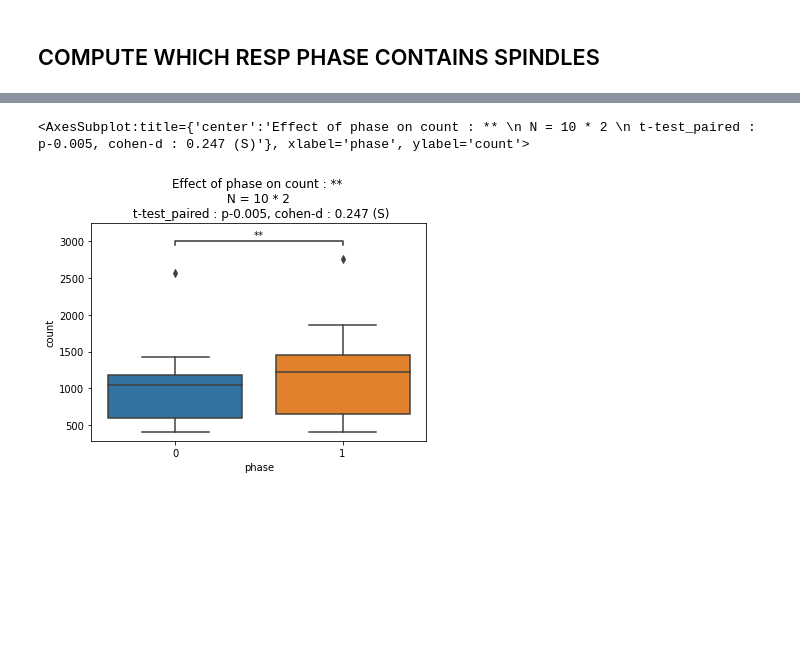
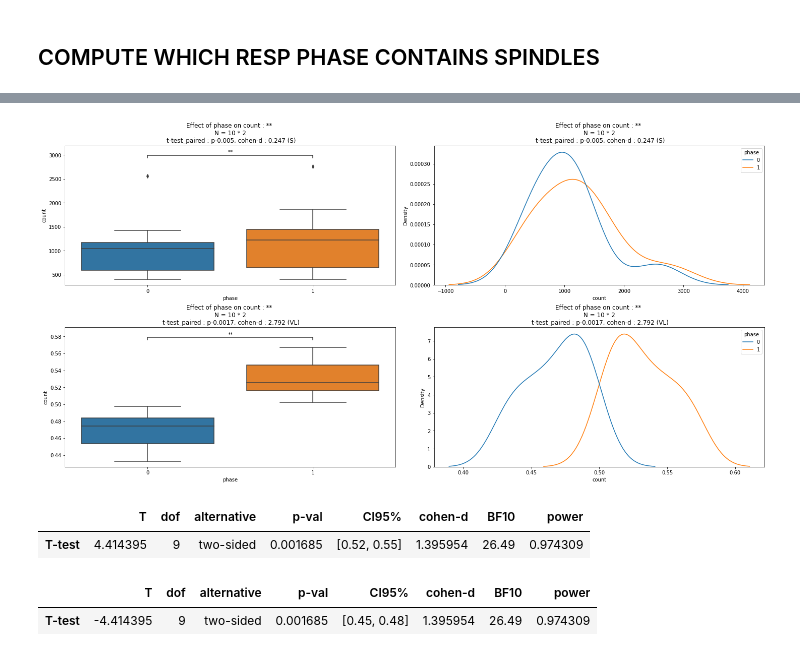
Before and after one commit to ValentinGhibaudo/Sleep_EEG_Respi, a Jupyter notebook: spindle_to_resp.ipynb, the cells around one changed output, grey strips where cells are left out. Drawn from its saved outputs; the diff is of its cells as text; code cells hidden in the pictures; blank space fills up the shorter version.

Commit message:
maj pour 10 patients

```diff
--- a/spindle_to_resp.ipynb
+++ b/spindle_to_resp.ipynb
@@ -188,7 +145,7 @@ df_cycles
 # %%
-def all_in_one(patient, nbins=nbins):
-    df_cycles , spindles = load_df(patient)
-    print(patient, spindles.shape[0])
+def all_in_one(patient, nbins=nbins, stage='N2'):
+    df_cycles , spindles = load_df(patient, stage_to_study=stage)
     cycles_spindled = which_cycle_find_spindle(spindles = spindles, df_cycles = df_cycles, patient=patient)
     count = count_spindles_phase_resp(nbins=nbins, patient=patient, spindles = spindles, df_cycles = df_cycles, cycle_spindled = cycles_spindled, show=False)
+    count.insert(1 , 'stage' , stage)
     return count
@@ -196,7 +159,8 @@ def all_in_one(patient, nbins=nbins):
 concat = []
 for p in  ['P1','P2','P3','P4','P5','P6','P7','P8','P9','P10']:
     print(p)
-    concat.append(all_in_one(p))
+    for stage in compute_stages:
+        concat.append(all_in_one(patient=p, stage=stage))
 df = pd.concat(concat)
 # %% [output]
 P1
@@ -239,6 +192,18 @@ df_2
 # %%
-rows = []
-for patient in patients:
-    for bin_i in range(nbins):
-        rows.append([patient, bin_i, df_2.loc[patient, bin_i]])
-df_tidy = pd.DataFrame(rows, columns = ['patient' , 'phase' , 'count'])
+def to_tidy(df, nbins=2, indexes = ['patient','stage','norm']):
+    df = df.set_index(indexes)
+    rows = []
+    for patient in patients:
+        for stage in compute_stages:
+            for norm in ['no','yes']:
+                for bin_i in range(nbins):
+
+                    count_bin_i = df.loc[(patient, stage, norm), bin_i]
+                    row = [patient, stage, norm, bin_i, count_bin_i]
+                    rows.append(row)
+
+    df_tidy = pd.DataFrame(rows, columns = ['patient' , 'stage', 'norm', 'phase' , 'count'])
+    return df_tidy
+
+df_tidy = to_tidy(df)
+df_tidy
@@ -245,5 +266,9 @@ df_tidy = pd.DataFrame(rows, columns = ['patient' , 'phase' , 'count'])
 # %%
-gh.auto_stats(df=df_tidy , predictor = 'phase', outcome = 'count' , design = 'within', ax = ax)
+fig ,axs = plt.subplots(nrows = 2, ncols = 2, figsize = (20,10), constrained_layout =True)
+
+for row , norm in enumerate(['no', 'yes']):
+    for col, mode in enumerate(['box','distribution']):
+        ax = axs[row, col]
+        gh.auto_stats(df=df_tidy[(df_tidy['stage'] == 'N2') & (df_tidy['norm'] == norm)] , predictor = 'phase', outcome = 'count' , design = 'within', ax=ax, mode = mode)
 # %% [output]
-<AxesSubplot:title={'center':'Effect of phase on count : ** \n N = 10 * 2 \n t-test_paired : p-0.005, cohen-d : 0.247 (S)'}, xlabel='phase', ylabel='count'>
-[figure, old version]
+[figure, new version]
@@ -249,0 +278,10 @@ gh.auto_stats(df=df_tidy , predictor = 'phase', outcome = 'count' , design = 'wi
+# %%
+pg.ttest(x = bin_1_prop, y = 0.5)
+# %% [output]
+|  | T | dof | alternative | p-val | CI95% | cohen-d | BF10 | power |
+| T-test | 4.414395 | 9 | two-sided | 0.001685 | [0.52, 0.55] | 1.395954 | 26.49 | 0.974309 |
+# %%
+pg.ttest(x = bin_0_prop, y = 0.5)
+# %% [output]
+|  | T | dof | alternative | p-val | CI95% | cohen-d | BF10 | power |
+| T-test | -4.414395 | 9 | two-sided | 0.001685 | [0.45, 0.48] | 1.395954 | 26.49 | 0.974309 |
```
Also changed, not shown: parts of 52 cells of this notebook, 2 other files.
